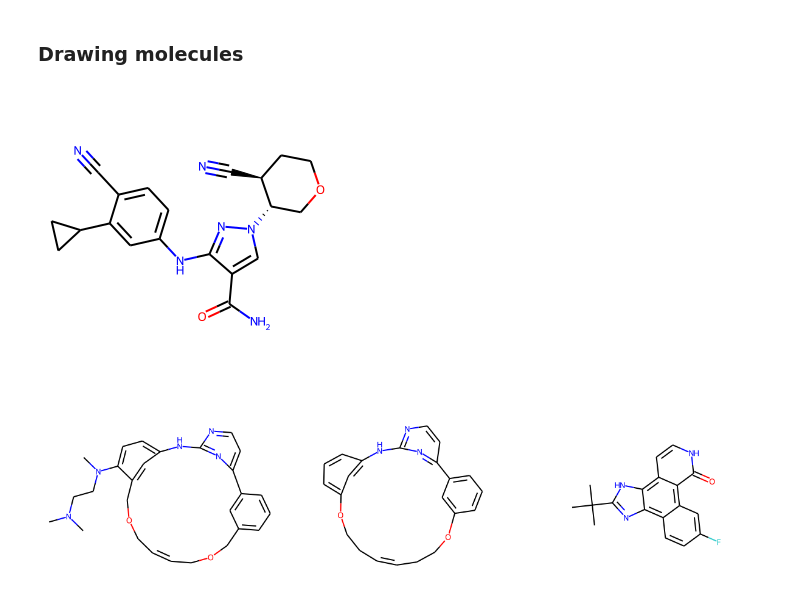
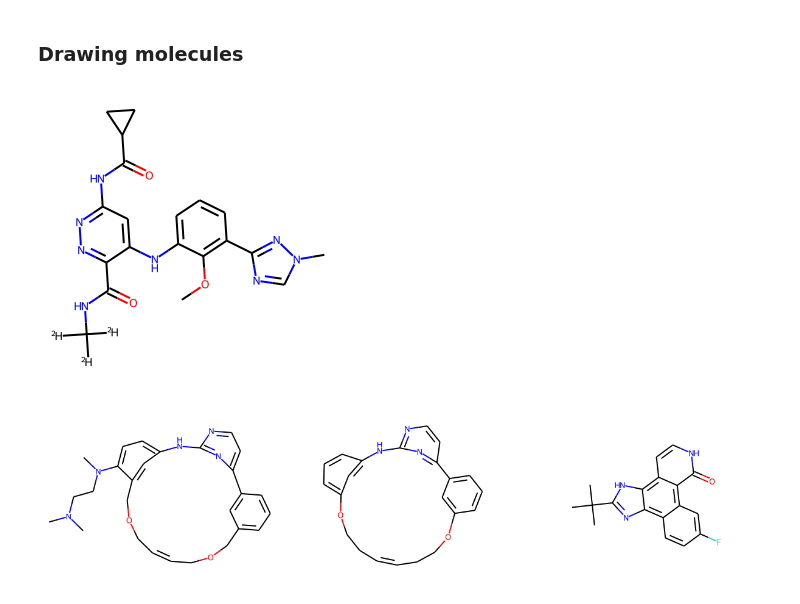
Before and after one commit to keetane/PDB, a Jupyter notebook: ChEMBL2.ipynb, the cells around one changed output. Drawn from its saved outputs; the diff is of its cells as text; code cells hidden in the pictures.

```diff
--- a/ChEMBL2.ipynb
+++ b/ChEMBL2.ipynb
@@ -44,7 +10,9 @@ df = pd.DataFrame(activities)
 ### DLしたcsvをクレンジング
 # %%
 import pandas as pd
-
+import platform
+print('python version: ' + platform.python_version())
+print(f'rdkit version: {rdBase.rdkitVersion}')
 # %%
 # ChEMBLからDLしたファイルの読み込み
 df = pd.read_csv('./csv/2022TYK2.csv',sep=';',)
@@ -59,9 +27,20 @@ df['AlogP'] = df['AlogP'].astype(float)
 df['Ligand Efficiency LLE'] = df['Ligand Efficiency LLE'].astype(float)
 df['Document Year'] = df['Document Year'].fillna('2025').astype(int) #
 df['#RO5 Violations'] = df['#RO5 Violations'].astype(int)
+df['Molecule Max Phase'] = df['Molecule Max Phase'].astype(str)
 
 # SmilesカラムのNanを空に変換
 df['Smiles'] = df['Smiles'].fillna('')
+
+# descriptorの追加
+df['TPSA'] = df['Smiles'].apply(lambda x : Descriptors.TPSA(Chem.MolFromSmiles(x)))
+df['Ct HA'] = df['Smiles'].apply(lambda x : Descriptors.HeavyAtomCount(Chem.MolFromSmiles(x)))
+df['Ct F'] = df['Smiles'].apply(lambda x : x.count('F'))
+df['HBD'] = df['Smiles'].apply(lambda x : Descriptors.NumHDonors(Chem.MolFromSmiles(x)))
+df['HBA'] = df['Smiles'].apply(lambda x : Descriptors.NumHAcceptors(Chem.MolFromSmiles(x)))
+df['Ct RB'] = df['Smiles'].apply(lambda x : Descriptors.NumRotatableBonds(Chem.MolFromSmiles(x)))
+df['Ct Ar'] = df['Smiles'].apply(lambda x : Descriptors.NumAromaticRings(Chem.MolFromSmiles(x)))
+df['Fsp3'] = df['Smiles'].apply(lambda x : Descriptors.FractionCSP3(Chem.MolFromSmiles(x)))
 
 # 文献数
 print("the number of Document ChEMBL ID is " + str(len(df['Document ChEMBL ID'].unique())))
@@ -73,13 +52,11 @@ print("the number of Document ChEMBL ID is " + str(len(df['Document ChEMBL ID'].
 # df = df.filter(items=['Molecule Name', 'Molecule ChEMBL ID', 'Smiles', 'Document ChEMBL ID'])
 # df.head()
 
-# DOIのカラムに加工データを挿入
-# df['DOI'] = df['Document ChEMBL ID'].apply(lambda x : x.replace('CHEMBL', ''))
-
 # %%
 # Smiles ColumnからDataFrameに構造を描画
 # https://www.macinchem.org/reviews/molsimilar/SimilarMyMolecules.html
 from rdkit.Chem import AllChem as Chem
+from rdkit.Chem import Descriptors, Descriptors3D
 from rdkit.Chem.Draw import IPythonConsole
 from rdkit.Chem import PandasTools, rdRGroupDecomposition
 from rdkit.Chem import Draw
@@ -314,9 +346,10 @@ plt.show()
 # %% [markdown]
 ### Drawing molecules
 # %%
-Draw.MolToImage(df['Molecule_Image'].iloc[58])
+Cn = input('Molecule index?')
+Draw.MolToImage(df['Molecule_Image'].iloc[int(Cn)])
 # %% [output]
-[figure, old version]
+[figure, new version]
 # %%
 Draw.MolsToGridImage(df['Molecule_Image'].iloc[0:3],
                         molsPerRow=3,
```
Also changed, not shown: parts of 16 cells of this notebook, 1 other file.
